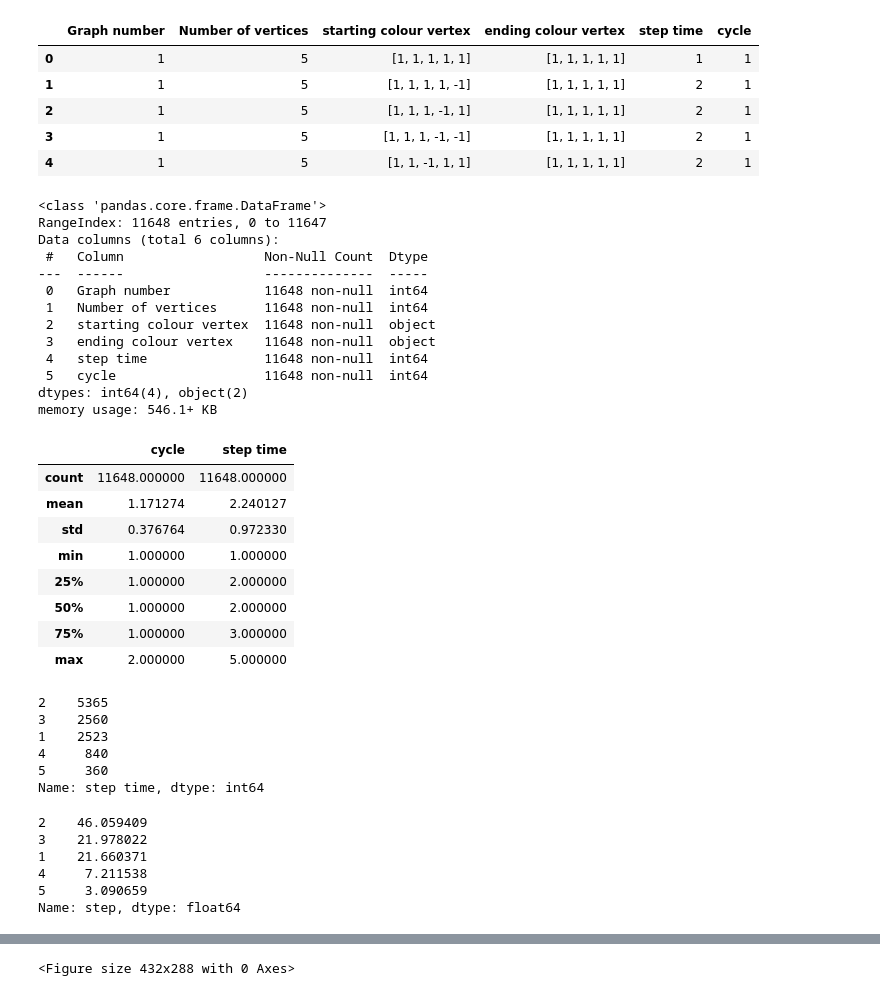
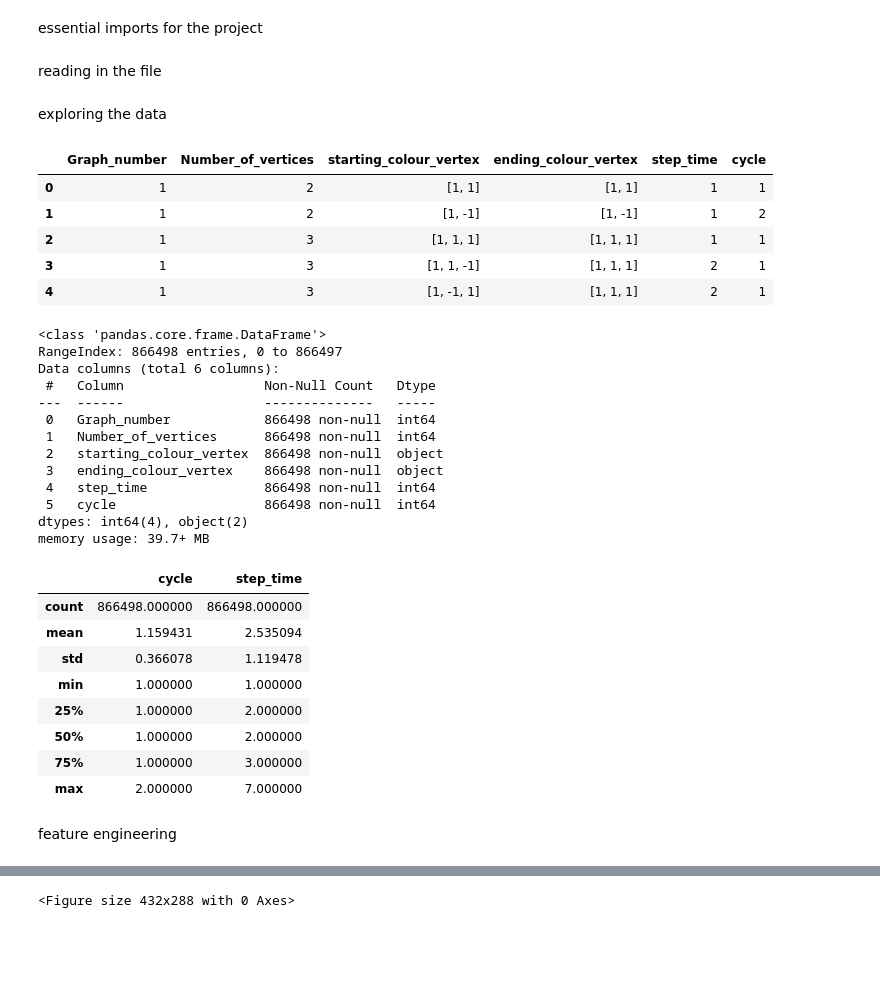
Before and after one commit to Sanskar-16/capstone, a Jupyter notebook: code/analysis.ipynb, the cells around one changed output, grey strips where cells are left out. Drawn from its saved outputs; the diff is of its cells as text; code cells hidden in the pictures; blank space fills up the shorter version.

```diff
--- a/code/analysis.ipynb
+++ b/code/analysis.ipynb
@@ -1,3 +1,5 @@
+# %% [markdown]
+essential imports for the project
 # %%
 import pandas as pd
 import seaborn as sns
@@ -6,58 +9,45 @@ from matplotlib import pyplot as plt
+# %% [markdown]
+reading in the file
 # %%
-df = pd.read_csv('..//output//output.csv')
+df = pd.read_csv('..//output//final.csv')
+# %% [markdown]
+exploring the data
 # %%
 df.head()
 # %% [output]
-|  | Graph number | Number of vertices | starting colour vertex | ending colour vertex | step time | cycle |
-| 0 | 1 | 5 | [1, 1, 1, 1, 1] | [1, 1, 1, 1, 1] | 1 | 1 |
-| 1 | 1 | 5 | [1, 1, 1, 1, -1] | [1, 1, 1, 1, 1] | 2 | 1 |
-| 2 | 1 | 5 | [1, 1, 1, -1, 1] | [1, 1, 1, 1, 1] | 2 | 1 |
-| 3 | 1 | 5 | [1, 1, 1, -1, -1] | [1, 1, 1, 1, 1] | 2 | 1 |
-| 4 | 1 | 5 | [1, 1, -1, 1, 1] | [1, 1, 1, 1, 1] | 2 | 1 |
+|  | Graph_number | Number_of_vertices | starting_colour_vertex | ending_colour_vertex | step_time | cycle |
+| 0 | 1 | 2 | [1, 1] | [1, 1] | 1 | 1 |
+| 1 | 1 | 2 | [1, -1] | [1, -1] | 1 | 2 |
+| 2 | 1 | 3 | [1, 1, 1] | [1, 1, 1] | 1 | 1 |
+| 3 | 1 | 3 | [1, 1, -1] | [1, 1, 1] | 2 | 1 |
+| 4 | 1 | 3 | [1, -1, 1] | [1, 1, 1] | 2 | 1 |
 # %%
 df.info()
 # %% [output]
 <class 'pandas.core.frame.DataFrame'>
-RangeIndex: 11648 entries, 0 to 11647
+RangeIndex: 866498 entries, 0 to 866497
 Data columns (total 6 columns):
- #   Column                  Non-Null Count  Dtype
----  ------                  --------------  -----
- 0   Graph number            11648 non-null  int64
- 1   Number of vertices      11648 non-null  int64
- 2   starting colour vertex  11648 non-null  object
- 3   ending colour vertex    11648 non-null  object
- 4   step time               11648 non-null  int64
- 5   cycle                   11648 non-null  int64
+ #   Column                  Non-Null Count   Dtype
+---  ------                  --------------   -----
+ 0   Graph_number            866498 non-null  int64
+ 1   Number_of_vertices      866498 non-null  int64
+ 2   starting_colour_vertex  866498 non-null  object
+ 3   ending_colour_vertex    866498 non-null  object
+ 4   step_time               866498 non-null  int64
+ 5   cycle                   866498 non-null  int64
 dtypes: int64(4), object(2)
-memory usage: 546.1+ KB
+memory usage: 39.7+ MB
 # %%
-df[['cycle', 'step time']].describe()
+df[['cycle', 'step_time']].describe()
 # %% [output]
-|  | cycle | step time |
-| count | 11648.000000 | 11648.000000 |
-| mean | 1.171274 | 2.240127 |
-| std | 0.376764 | 0.972330 |
+|  | cycle | step_time |
+| count | 866498.000000 | 866498.000000 |
+| mean | 1.159431 | 2.535094 |
+| std | 0.366078 | 1.119478 |
 | min | 1.000000 | 1.000000 |
 | 25% | 1.000000 | 2.000000 |
 | 50% | 1.000000 | 2.000000 |
 | 75% | 1.000000 | 3.000000 |
-| max | 2.000000 | 5.000000 |
+| max | 2.000000 | 7.000000 |
-# %%
-print(df['step time'].value_counts())
-df['step'] = df['step time']
-# %% [output]
-2    5365
-3    2560
-1    2523
-4     840
-5     360
-Name: step time, dtype: int64
-# %%
-df.step.value_counts(normalize=True)*100
-# %% [output]
-2    46.059409
-3    21.978022
-1    21.660371
-4     7.211538
-5     3.090659
-Name: step, dtype: float64
+# %% [markdown]
+feature engineering
```
Also changed, not shown: parts of 16 cells of this notebook, 1 other file.
